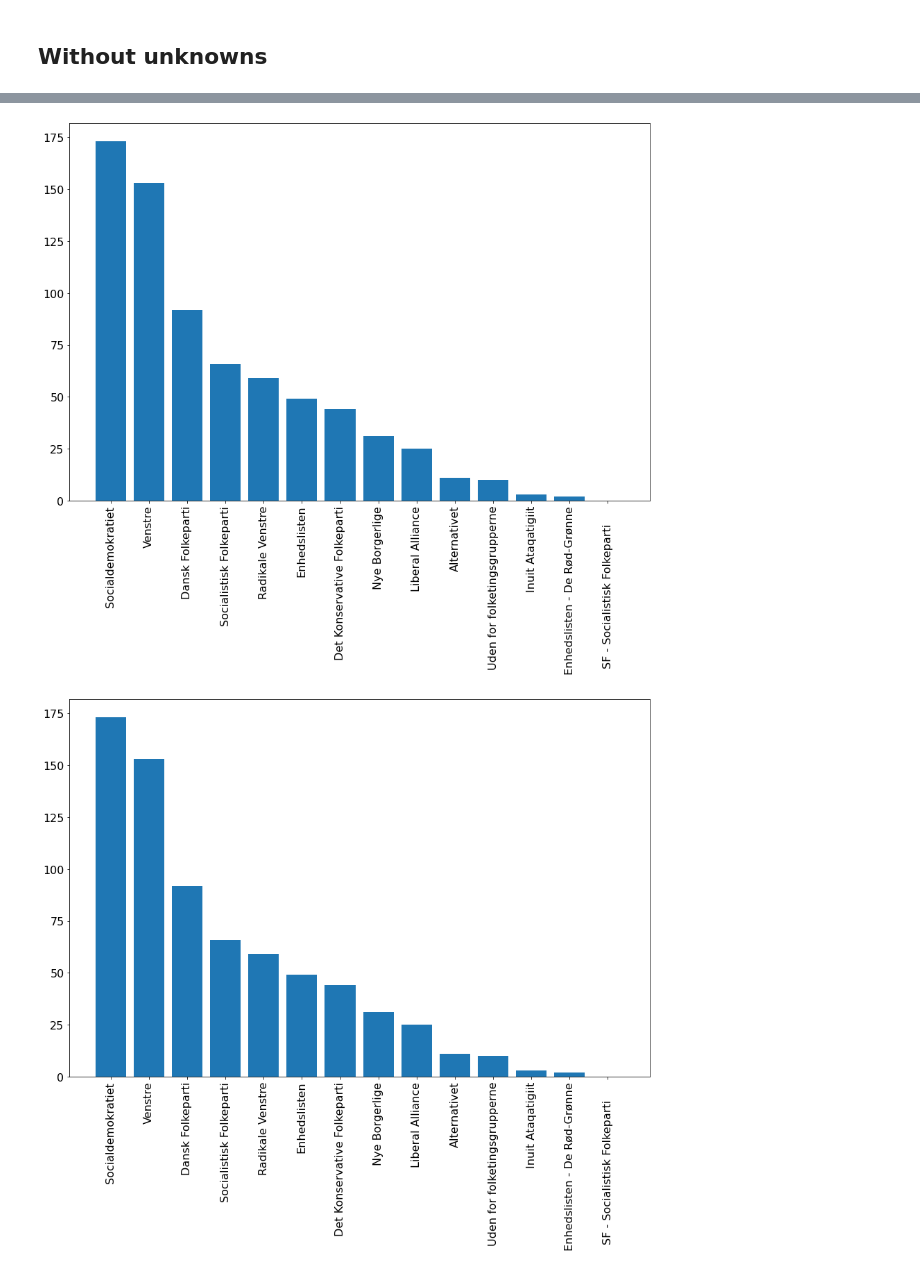
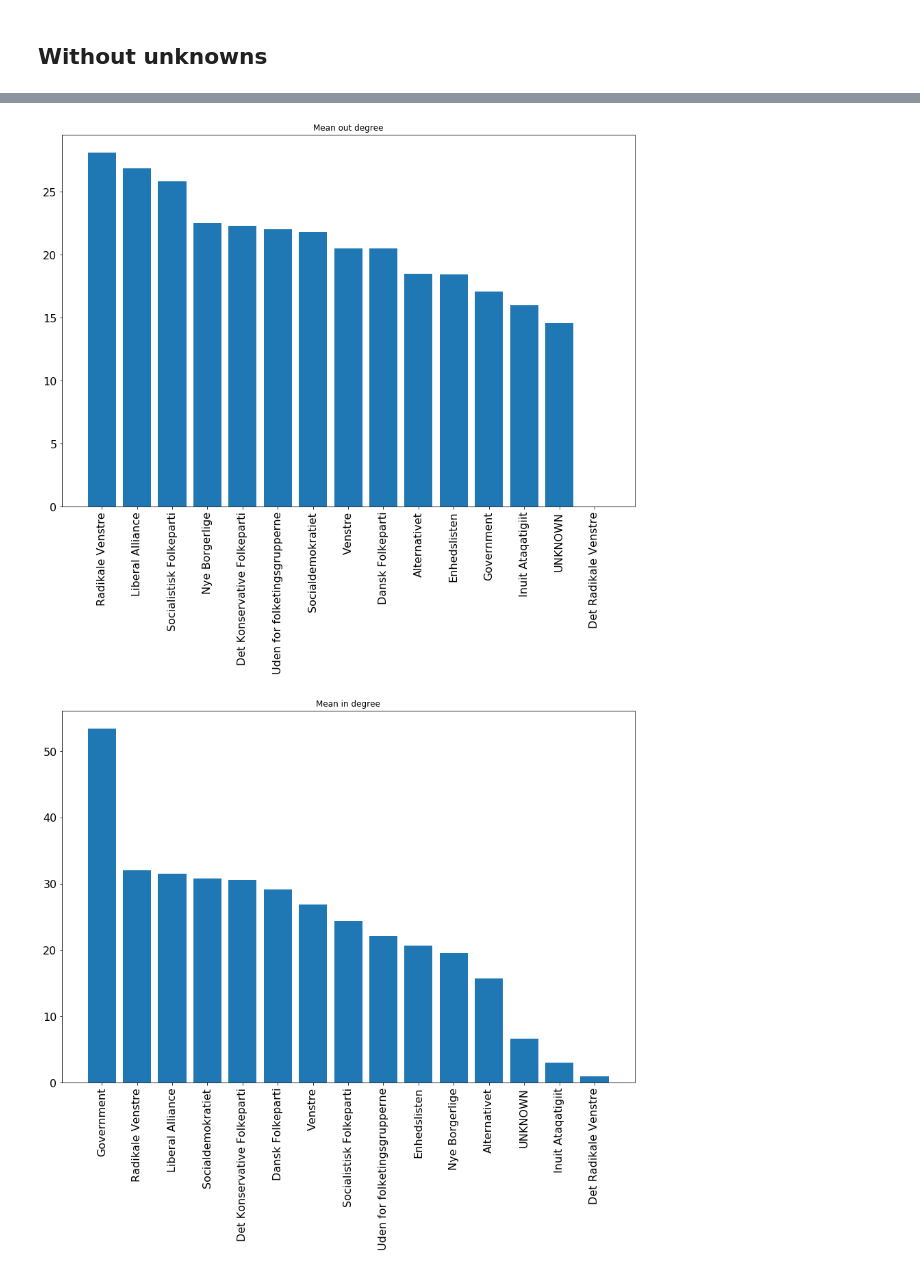
Before and after one commit to 98christianp/politiker, a Jupyter notebook: party_stats.ipynb, the cells around one changed output, grey strips where cells are left out. Cells and saved outputs as stored; diff of their text form; code cells hidden in the pictures.

```diff
--- a/party_stats.ipynb
+++ b/party_stats.ipynb
@@ -84,7 +87,9 @@ parties = list(nx.get_node_attributes(G,'party').values())
 # %%
 politicians=list(G.nodes)
+unique_parties = set(parties)
 # %%
 tweet_to_count = {}
+tweet_out_count = {}
 
 
 for party in unique_parties:
@@ -134,5 +143,2 @@ plt.show()
 # %% [markdown]
 ## Without unknowns
-# %%
-tweet_to_count.pop('UNKNOWN')
-tweet_out_count.pop('UNKNOWN')
@@ -141,19 +177,42 @@ tweet_out_count.pop('UNKNOWN')
+# %%
+vals = nx.get_node_attributes(G, "party").values()
+sum_party =dict.fromkeys(tweet_out_count.keys(),0)
+for party_occ in vals:
+    sum_party[party_occ] += 1
+sum_party
+
+avg_tweet_out = dict.fromkeys(tweet_out_count.keys())
+avg_tweet_in= dict.fromkeys(tweet_to_count.keys())
+
+for key in tweet_out_count:
+    avg_tweet_out[key] = tweet_out_count[key] / sum_party[key]
+    avg_tweet_in[key] = tweet_to_count[key] / sum_party[key]
+
+ang_tweet_out = dict(sorted(avg_tweet_out.items(), key=lambda item: item[1],reverse=True))
+avg_tweet_in = dict(sorted(avg_tweet_in.items(), key=lambda item: item[1],reverse=True))
+# %%
+#ax = plt.subplot(111)
+
+#x = pd.DataFrame([avg_tweet_in])
+#chart =sns.barplot(x="day", y="total_bill",data=x)
+#chart.set_xticklabels(chart.get_xticklabels(), rotation=90)
+#plt.show()
+fig = plt.subplots(figsize=(15,10))
+
+plt.tick_params(labelsize=16)
+plt.xticks(rotation=90)
+plt.bar(ang_tweet_out.keys(), ang_tweet_out.values())
+plt.title("Mean out degree")
+plt.show()
+# %% [output]
+[figure, added]
 # %%
 fig = plt.subplots(figsize=(15,10))
 
 plt.tick_params(labelsize=16)
 plt.xticks(rotation=90)
-plt.bar(tweet_out_count.keys(), tweet_out_count.values())
-
+plt.bar(avg_tweet_in.keys(), avg_tweet_in.values())
+plt.title("Mean in degree")
 plt.show()
-
-fig = plt.subplots(figsize=(15,10))
-
-plt.tick_params(labelsize=16)
-plt.xticks(rotation=90)
-plt.bar(tweet_out_count.keys(), tweet_out_count.values())
-
-plt.show()
 # %% [output]
-[figure, old version]
+[figure, new version]
-[figure, removed]
```
Also changed, not shown: parts of 26 cells of this notebook, 1 other file.
